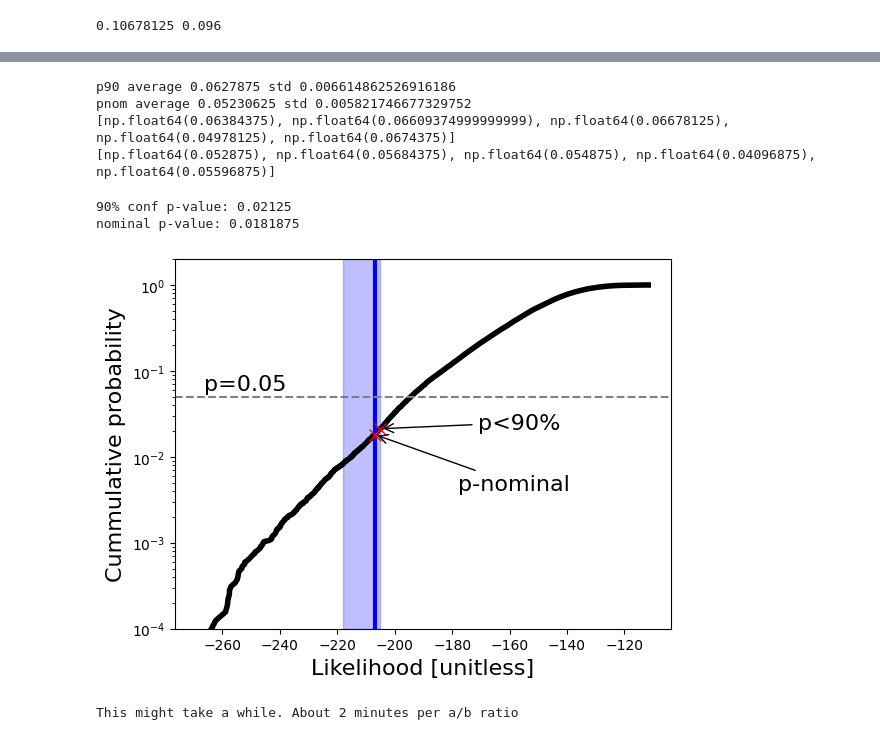
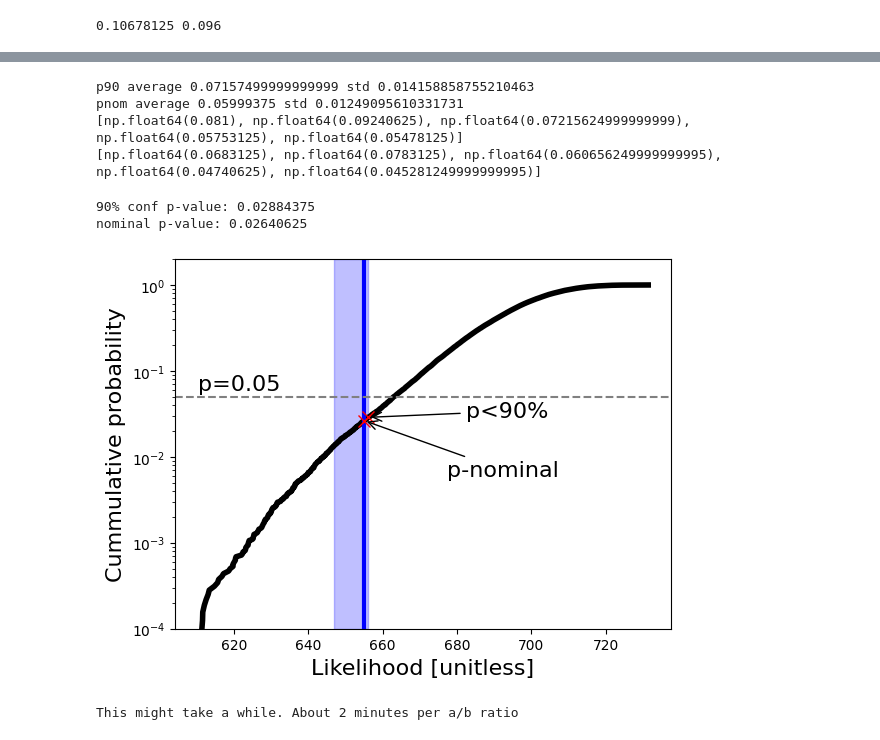
Before and after one commit to hoasaf3/host-galaxies-stats, a Jupyter notebook: frb_hosts_stats.ipynb, the cells around one changed output, grey strips where cells are left out. Saved outputs shown, nothing was run; the diff lists cells and outputs as text; code cells hidden in the pictures.

```diff
--- a/frb_hosts_stats.ipynb
+++ b/frb_hosts_stats.ipynb
@@ -452,10 +470,13 @@ plt.savefig('Figures/Figure1_sfr.pdf', bbox_inches='tight', transparent=True)
 ''' Table 3 '''
 
 # Create logpdf
-z_to_logpdf = create_z_to_logpdf_w_opt(frb_hosts, prob_density, 1, 0)  # mass-weighted with optical lnprior
+# z_to_logpdf = create_z_to_logpdf_w_opt(frb_hosts, prob_density, 1, 0)  # mass-weighted with optical lnprior
 # z_to_logpdf = create_z_to_logpdf_w_opt(frb_hosts, prob_density, 0, 1)  # sfr-weighted with optical lnprior
 # z_to_logpdf = {z: get_gc_logpdf_w_opt(z, prob_density)
 #                for z in frb_hosts['z']}  # gc-weighted with optical lnprior
+
+frb_hosts = frb_hosts[frb_hosts['Mstar'] > 10**M_C_SHARMA].reset_index()  # remove lower-masses (20210117A)
+z_to_logpdf = create_z_to_logpdf_metallicty(frb_hosts, prob_density)  # metallicity-weighted
 
 # Calculate p90 and pnom 3 times
 frb_values = np.vstack([np.log10(frb_hosts['Mstar']),
@@ -496,8 +517,9 @@ coservative_hosts = high_m.reset_index()
 # Create logpdf
 # z_to_logpdf = create_z_to_logpdf_w_opt(coservative_hosts, prob_density, 1, 0)  # mass-weighted with optical lnprior
 # z_to_logpdf = create_z_to_logpdf_w_opt(coservative_hosts, prob_density, 0, 1)  # sfr-weighted with optical lnprior
-z_to_logpdf = {z: get_gc_logpdf_w_opt(z, prob_density)
-               for z in coservative_hosts['z']}  # gc-weighted with optical lnprior
+# z_to_logpdf = {z: get_gc_logpdf_w_opt(z, prob_density)
+#                for z in coservative_hosts['z']}  # gc-weighted with optical lnprior
+z_to_logpdf = create_z_to_logpdf_metallicty(frb_hosts, prob_density)  # metallicity-weighted
 
 # Calculate p90 and pnom 3 times
 frb_values = np.vstack([np.log10(coservative_hosts['Mstar']),
@@ -518,19 +540,20 @@ print("pnom average", np.average(p_nom_vals), "std", np.std(p_nom_vals))
 print(p90_vals)
 print(p_nom_vals)
 # %% [output]
-p90 average 0.0627875 std 0.006614862526916186
-pnom average 0.05230625 std 0.005821746677329752
-[np.float64(0.06384375), np.float64(0.06609374999999999), np.float64(0.06678125), np.float64(0.04978125), np.float64(0.0674375)]
-[np.float64(0.052875), np.float64(0.05684375), np.float64(0.054875), np.float64(0.04096875), np.float64(0.05596875)]
+p90 average 0.07157499999999999 std 0.014158858755210463
+pnom average 0.05999375 std 0.01249095610331731
+[np.float64(0.081), np.float64(0.09240625), np.float64(0.07215624999999999), np.float64(0.05753125), np.float64(0.05478125)]
+[np.float64(0.0683125), np.float64(0.0783125), np.float64(0.060656249999999995), np.float64(0.04740625), np.float64(0.045281249999999995)]
 # %%
 ''' Figure 2 '''
 import matplotlib.patches as patches
 
 # Create z to logpdf
 # z_to_logpdf = create_z_to_logpdf_w_opt(frb_hosts, prob_density, 1, 0)  # mass-weighted with optical lnprior
-z_to_logpdf = create_z_to_logpdf_w_opt(frb_hosts, prob_density, 0, 1)  # sfr-weighted with optical lnprior
-# z_to_logpdf = {z: get_gc_logpdf_w_opt(z, prob_density)
-#                for z in frb_hosts['z']}  # gc-weighted with optical lnprior
+# z_to_logpdf = create_z_to_logpdf_w_opt(frb_hosts, prob_density, 0, 1)  # sfr-weighted with optical lnprior
+z_to_logpdf = {z: get_gc_logpdf_w_opt(z, prob_density)
+               for z in frb_hosts['z']}  # gc-weighted with optical lnprior
+# z_to_logpdf = create_z_to_logpdf_metallicty(frb_hosts, prob_density)  # metallicity-weighted
 frb_values = np.vstack([np.log10(frb_hosts['Mstar']),
                         np.log10(frb_hosts['SFR']),
                         frb_hosts['z']])
@@ -556,37 +579,37 @@ ax.set_ylim([bottom, 2*top])  # a bit higher than top to see all CDF
 # Nominal pvalue line
 ax.axvline(frbs_nominal_likelihood, color='blue', label='FRBs nominal likelihood', linewidth=3)
 
 # p=0.05 line
 ax.axhline(0.05, color='grey', linestyle='--')
 ax.annotate('p=0.05', fontsize=16,
             xy=(samples_cdf.x[2], 0.06))  # change manually x location
 
 # draw intesection points and annotate
 ax.plot(frbs_nominal_likelihood, p_nom,
         marker='x', markersize=8, color='red')
 ax.annotate('p-nominal',
             xy=(frbs_nominal_likelihood, p_nom), xycoords='data', fontsize=16,
             xytext=(100, -40), textcoords='offset points',  # change manually
             arrowprops=dict(arrowstyle="->"),
             horizontalalignment='center')
 
 ax.plot(right, p_90, marker='x', markersize=8, color='red')
 ax.annotate('p<90%',
             xy=(right, p_90), xycoords='data',  fontsize=16,
             xytext=(70, 0), textcoords='offset points',  # change manually
             arrowprops=dict(arrowstyle="->"),
             horizontalalignment='left')
 
 plt.xlabel('Likelihood [unitless]', fontsize=16)
 plt.ylabel('Cummulative probability', fontsize=16)
 
-plt.savefig('Figures/Figure2_sfr.pdf', bbox_inches='tight', transparent=True)
+# plt.savefig('Figures/Figure2_sfr.pdf', bbox_inches='tight', transparent=True)
 print('90% conf p-value:', p_90)
 print('nominal p-value:', p_nom)
 # %% [output]
-90% conf p-value: 0.02125
-nominal p-value: 0.0181875
+90% conf p-value: 0.02884375
+nominal p-value: 0.02640625
-[figure, old version]
+[figure, new version]
 # %%
 from tqdm.notebook import tqdm
 
```
Also changed, not shown: parts of 6 cells of this notebook.
